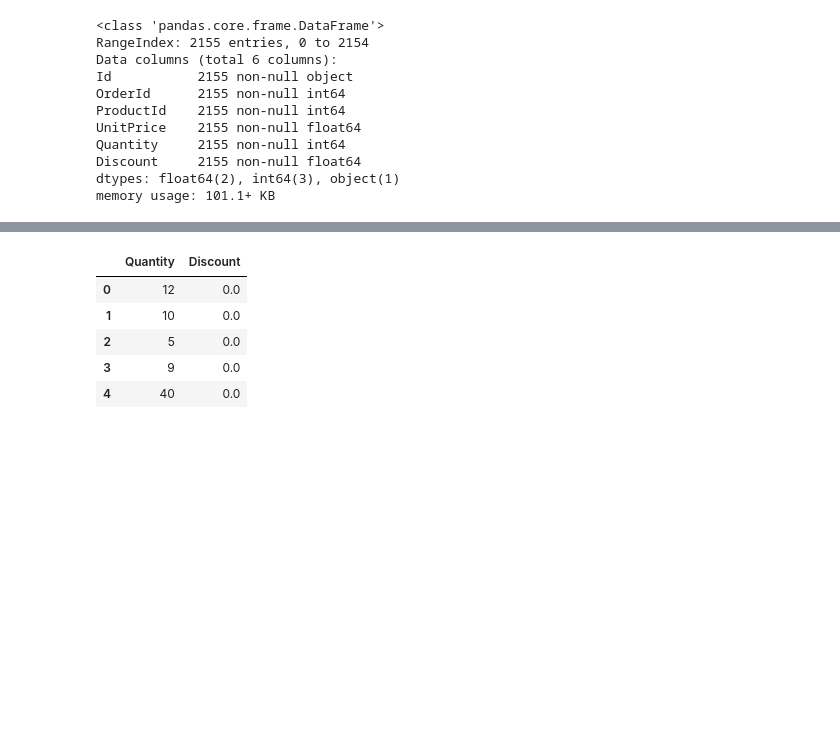
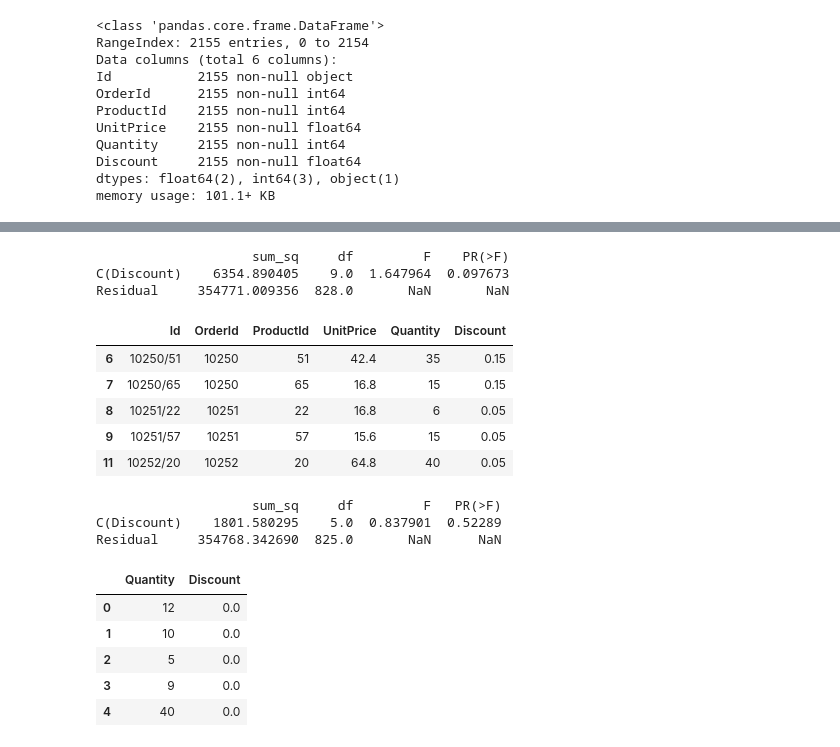
Before and after one commit to taramullin/Module3Project_HypothesisTesting, a Jupyter notebook: Module 3 Final Project - Northwind.ipynb, the cells around one changed output, grey strips where cells are left out. Drawn from its saved outputs; the diff is of its cells as text; code cells hidden in the pictures; blank space fills up the shorter version.

Commit message:
welchs t and re run ANOVA

```diff
--- a/Module 3 Final Project - Northwind.ipynb
+++ b/Module 3 Final Project - Northwind.ipynb
@@ -177,0 +324,13 @@ memory usage: 101.1+ KB
+# %%
+#is there a difference between all different discounts?
+import statsmodels.api as sm
+from statsmodels.formula.api import ols
+
+formula = 'Quantity ~ C(Discount)'
+lm = ols(formula, df_discount).fit()
+table = sm.stats.anova_lm(lm, typ=2)
+print(table)
+# %% [output]
+                    sum_sq     df         F    PR(>F)
+C(Discount)    6354.890405    9.0  1.647964  0.097673
+Residual     354771.009356  828.0       NaN       NaN
@@ -177,0 +342,23 @@ memory usage: 101.1+ KB
+# %%
+df_discount5 = Order[Order.Discount > .04]
+df_discount5.head()
+# %% [output]
+|  | Id | OrderId | ProductId | UnitPrice | Quantity | Discount |
+| 6 | 10250/51 | 10250 | 51 | 42.4 | 35 | 0.15 |
+| 7 | 10250/65 | 10250 | 65 | 16.8 | 15 | 0.15 |
+| 8 | 10251/22 | 10251 | 22 | 16.8 | 6 | 0.05 |
+| 9 | 10251/57 | 10251 | 57 | 15.6 | 15 | 0.05 |
+| 11 | 10252/20 | 10252 | 20 | 64.8 | 40 | 0.05 |
+# %%
+#is there a difference between all different discounts?
+import statsmodels.api as sm
+from statsmodels.formula.api import ols
+
+formula = 'Quantity ~ C(Discount)'
+lm = ols(formula, df_discount5).fit()
+table = sm.stats.anova_lm(lm, typ=2)
+print(table)
+# %% [output]
+                    sum_sq     df         F   PR(>F)
+C(Discount)    1801.580295    5.0  0.837901  0.52289
+Residual     354768.342690  825.0       NaN      NaN
```
Also changed, not shown: parts of 26 cells of this notebook.
